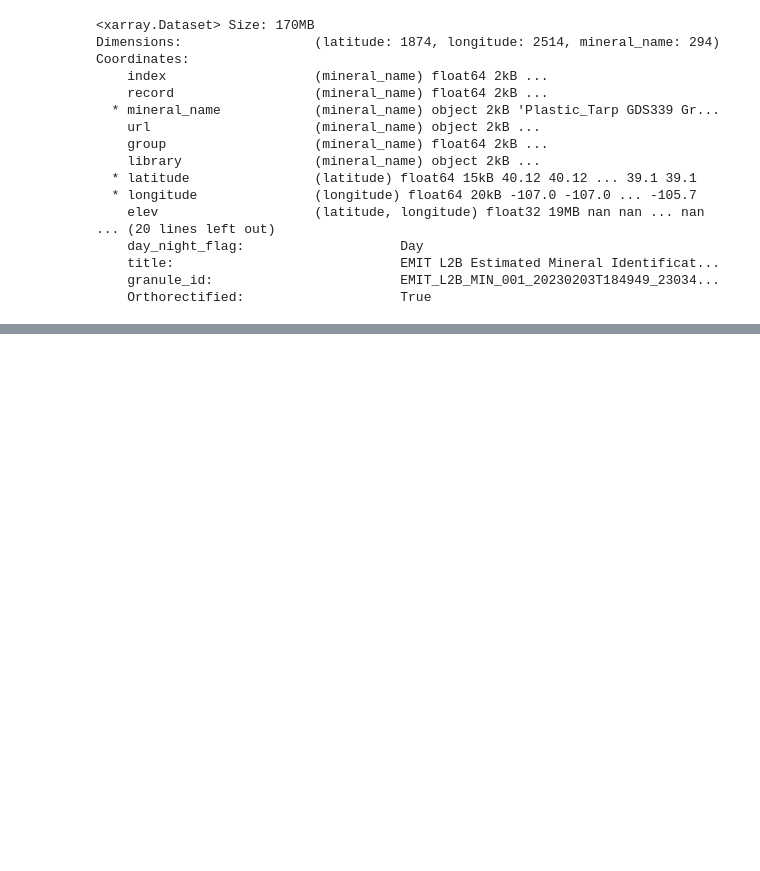
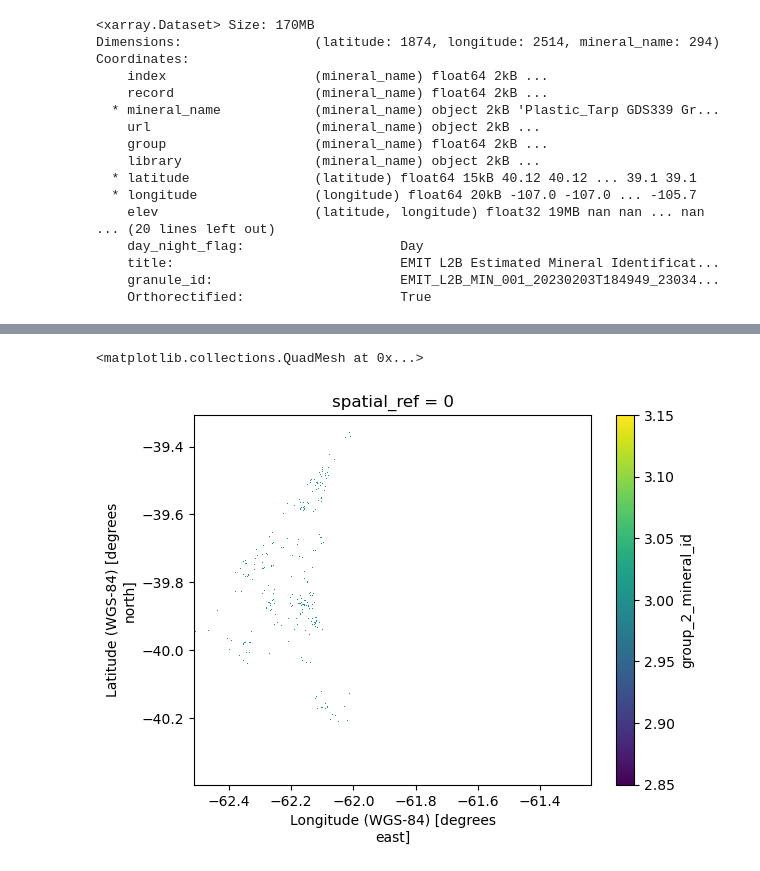
Before and after one commit to emit-sds/mined-lands, a Jupyter notebook: notebooks/granules.ipynb, the cells around one changed output, grey strips where cells are left out. Drawn from its saved outputs; the diff is of its cells as text; code cells hidden in the pictures; blank space fills up the shorter version.

```diff
--- a/notebooks/granules.ipynb
+++ b/notebooks/granules.ipynb
@@ -238,0 +283,21 @@ Coordinates:
+# %%
+# Convert a dict into a mineral hashmap for classifying
+hmap = amd.makeHashmap({
+    # pyrite
+    1: [10],
+    # jarosite, schwertmannite, copiapite
+    2: [9, 15, 49, 204, 205, 206, 11, 67],
+    # Ca,Mg-carbonates
+    3: [126, 184, 211, 212, 213, 214, 215, 216, 217, 218, 219, 225, 226, 227, 229, 230, 231, 232]
+})
+# Colors to assign for each group
+colors = {
+    #     R,   G,   B,   A
+    1: [220,   5,  12, 255],
+    2: [247, 240,  87, 255],
+    3: [ 25, 101, 176, 255]
+}
+# %%
+# Classify using the hashmap
+proc = amd.classify('group_2_mineral_id', hashmap=hmap, mask=mask)
+proc
@@ -238,0 +318,5 @@ Coordinates:
+# %%
+proc.plot()
+# %% [output]
+<matplotlib.collections.QuadMesh at 0x...>
+[figure, added]
```
Also changed, not shown: parts of 13 cells of this notebook, 10 other files.
